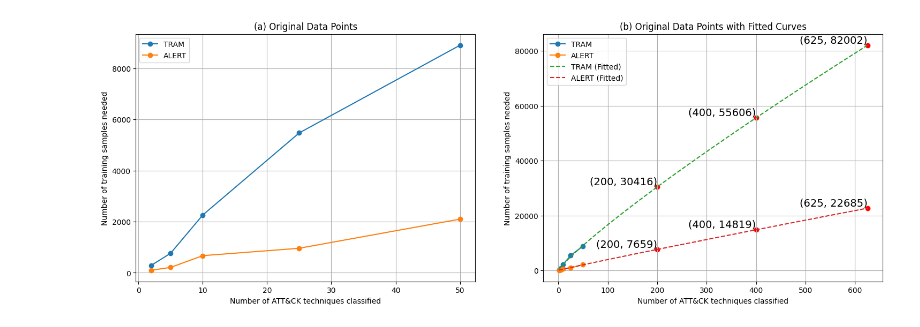
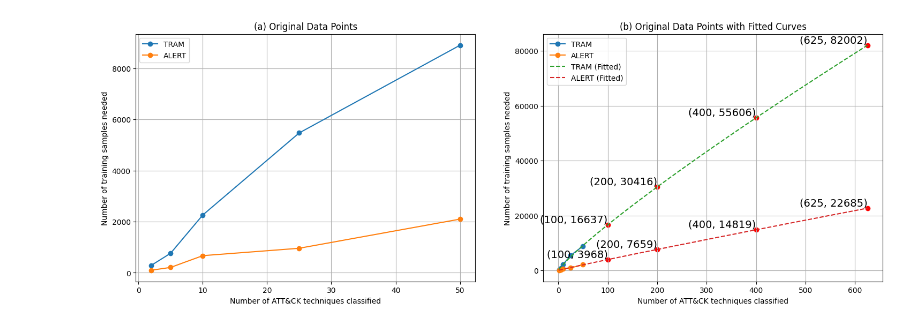
Before and after one commit to pritom-kun/ALERT, a Jupyter notebook: notebooks/impact_projection.ipynb, the cells around one changed output. Cells and saved outputs as stored; diff of their text form; code cells hidden in the pictures.

```diff
--- a/notebooks/impact_projection.ipynb
+++ b/notebooks/impact_projection.ipynb
@@ -44,32 +44,32 @@ axs[0].grid(True)
 
 
 # Plotting original points along with fitted curves
 axs[1].plot(x_vals, y_tram, 'o-', label='TRAM')
 axs[1].plot(x_vals, y_alert, 'o-', label='ALERT')
 axs[1].plot(x_fit_extended, func(x_fit_extended, *popt_tram), '--', label='TRAM (Fitted)')
 axs[1].plot(x_fit_extended, func(x_fit_extended, *popt_alert), '--', label='ALERT (Fitted)')
 # axs[1].scatter([625], [func(625, *popt_tram)], color='red')
 # axs[1].scatter([625], [func(625, *popt_al_scibert)], color='red')
 # axs[1].text(625, func(625, *popt_tram), f'(625, {int(func(625, *popt_tram))})', fontsize=14, ha='right', va='bottom')
 # axs[1].text(625, func(625, *popt_al_scibert), f'(625, {int(func(625, *popt_al_scibert))})', fontsize=14, ha='right', va='bottom')
 
-extrapolated_points = [200, 400, 625]
+extrapolated_points = [100, 200, 400, 625]
 for point in extrapolated_points:
     y_tram_extrap = func(point, *popt_tram)
     y_al_scibert_extrap = func(point, *popt_alert)
     plt.scatter([point], [y_tram_extrap], color='red')
     plt.scatter([point], [y_al_scibert_extrap], color='red')
     plt.text(point, y_tram_extrap, f'({point}, {int(y_tram_extrap)})', fontsize=14, ha='right', va='bottom')
     plt.text(point, y_al_scibert_extrap, f'({point}, {int(y_al_scibert_extrap)})', fontsize=14, ha='right', va='bottom')
 
 axs[1].set_xlabel('Number of ATT&CK techniques classified')
 axs[1].set_ylabel('Number of training samples needed')
 axs[1].set_title('(b) Original Data Points with Fitted Curves')
 axs[1].legend()
 axs[1].grid(True)
 
 plt.tight_layout()
 plt.savefig('../vis/impact_projection.png', dpi=150, bbox_inches='tight', pad_inches=0.1)
 plt.show()
 # %% [output]
-[figure, old version]
+[figure, new version]
```
